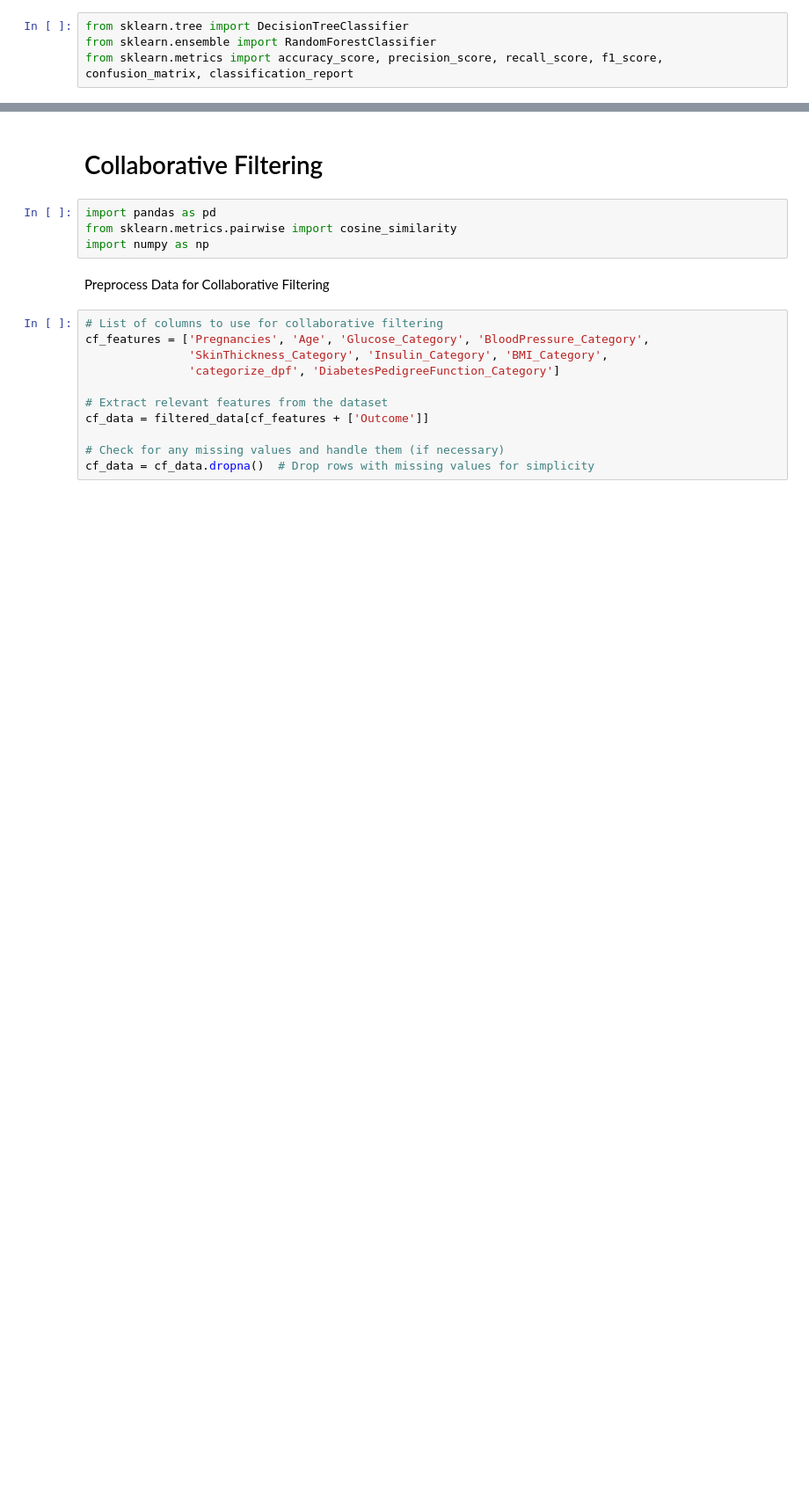
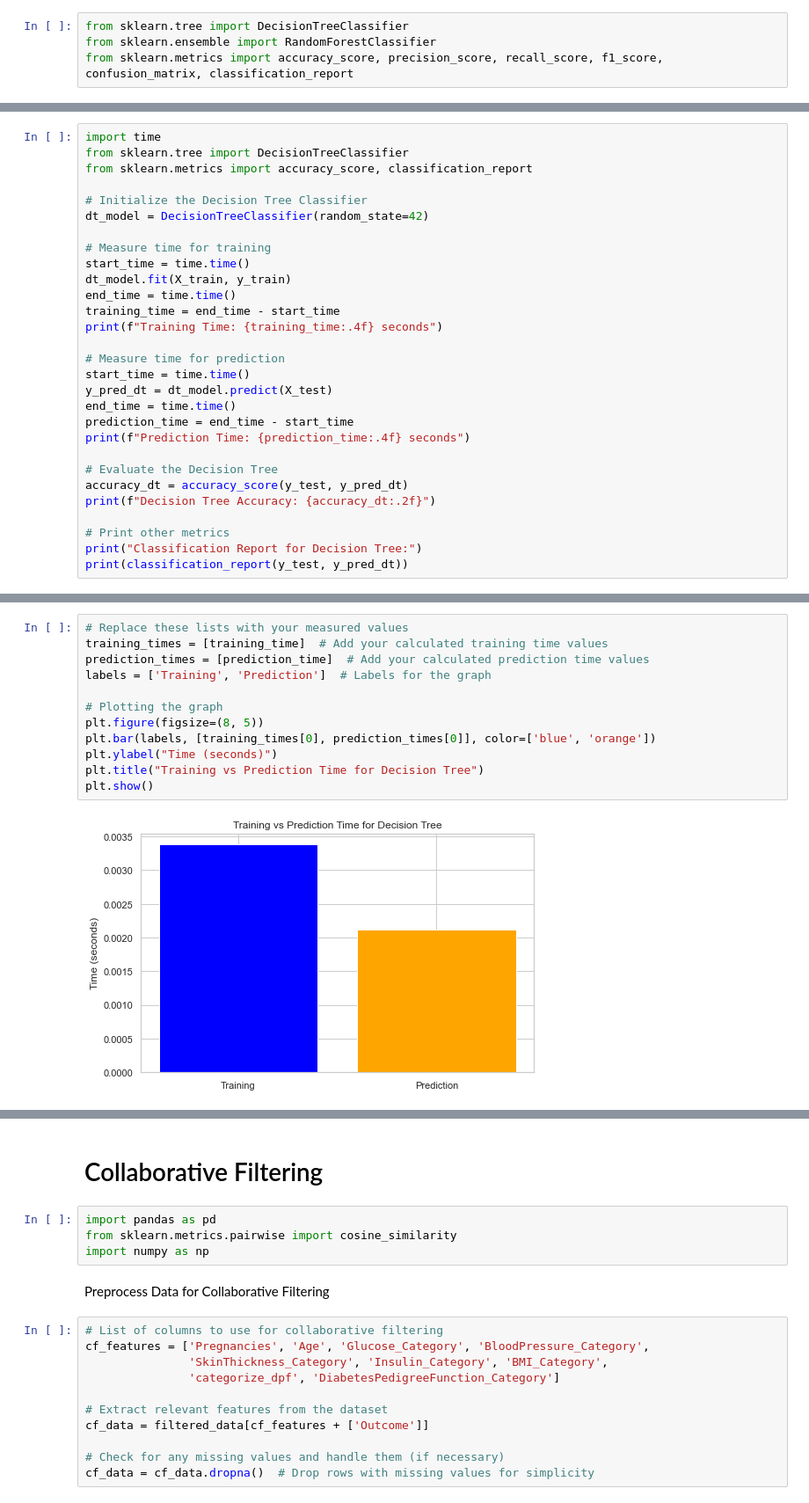
Before and after one commit to maxgorriaran/Tailored-Treatment-Advisor, a Jupyter notebook: ProjectCS310.ipynb, the cells around one changed output, grey strips where cells are left out. Shown at 88% size. Drawn from its saved outputs; the diff is of its cells as text; blank space fills up the shorter version.

```diff
--- a/ProjectCS310.ipynb
+++ b/ProjectCS310.ipynb
@@ -1489,0 +1575,29 @@ weighted avg       0.71      0.69      0.70       154
+# %%
+import time
+from sklearn.tree import DecisionTreeClassifier
+from sklearn.metrics import accuracy_score, classification_report
+
+# Initialize the Decision Tree Classifier
+dt_model = DecisionTreeClassifier(random_state=42)
+
+# Measure time for training
+start_time = time.time()
+dt_model.fit(X_train, y_train)
+end_time = time.time()
+training_time = end_time - start_time
+print(f"Training Time: {training_time:.4f} seconds")
+
+# Measure time for prediction
+start_time = time.time()
+y_pred_dt = dt_model.predict(X_test)
+end_time = time.time()
+prediction_time = end_time - start_time
+print(f"Prediction Time: {prediction_time:.4f} seconds")
+
+# Evaluate the Decision Tree
+accuracy_dt = accuracy_score(y_test, y_pred_dt)
+print(f"Decision Tree Accuracy: {accuracy_dt:.2f}")
+
+# Print other metrics
+print("Classification Report for Decision Tree:")
+print(classification_report(y_test, y_pred_dt))
@@ -1489,0 +1617,14 @@ weighted avg       0.71      0.69      0.70       154
+# %%
+# Replace these lists with your measured values
+training_times = [training_time]  # Add your calculated training time values
+prediction_times = [prediction_time]  # Add your calculated prediction time values
+labels = ['Training', 'Prediction']  # Labels for the graph
+
+# Plotting the graph
+plt.figure(figsize=(8, 5))
+plt.bar(labels, [training_times[0], prediction_times[0]], color=['blue', 'orange'])
+plt.ylabel("Time (seconds)")
+plt.title("Training vs Prediction Time for Decision Tree")
+plt.show()
+# %% [output]
+[figure, added]
```
Also changed, not shown: parts of 69 cells of this notebook.
